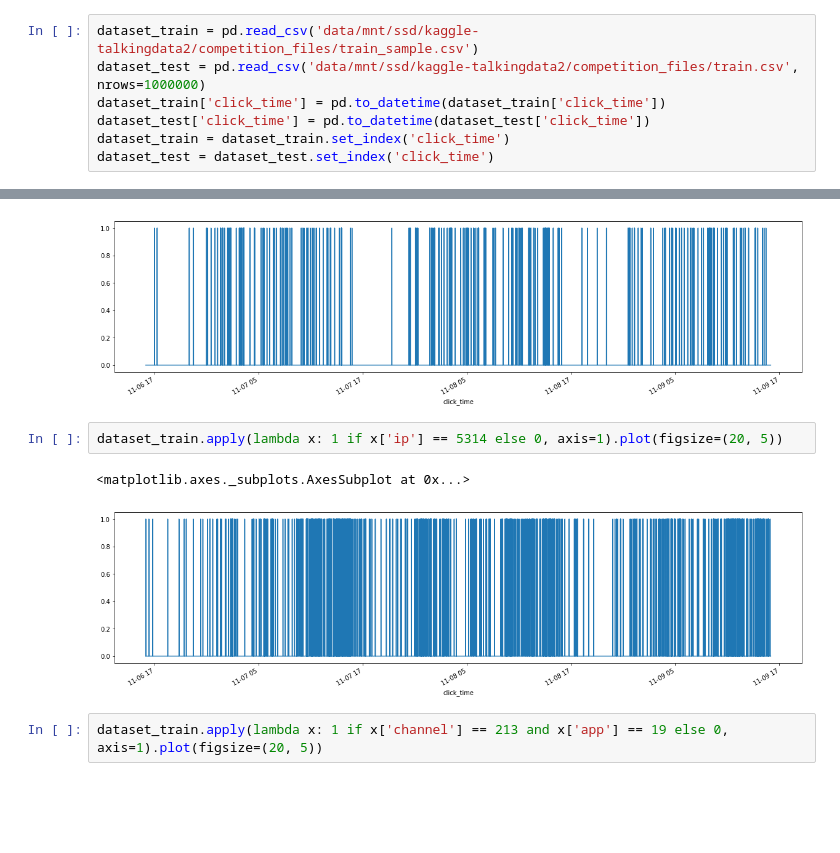
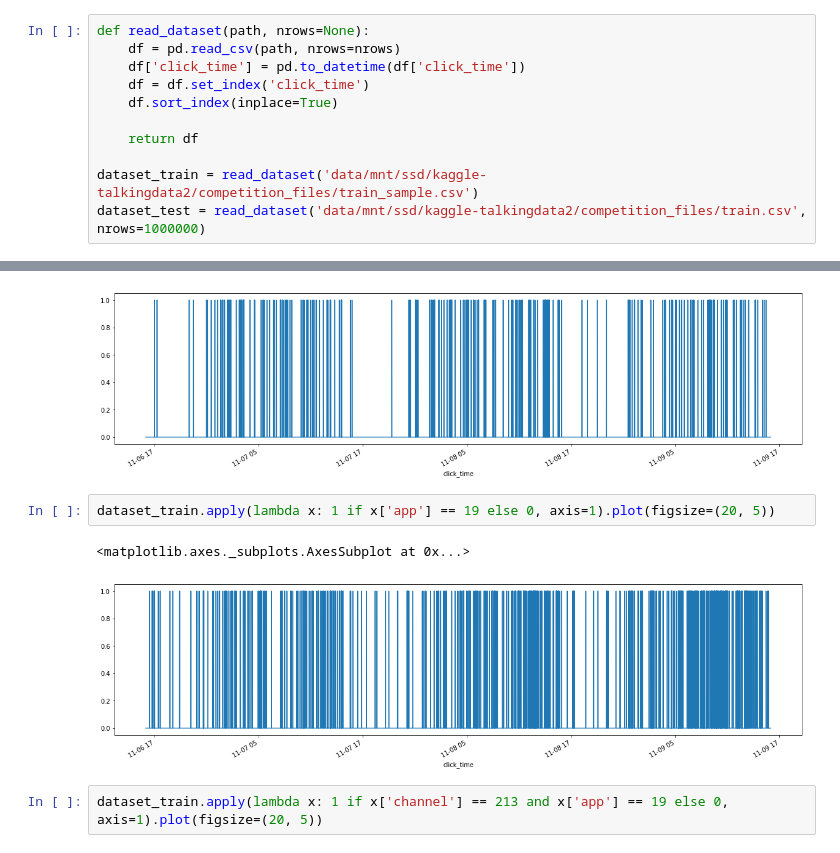
Before and after one commit to dkomlen/kaggle, a Jupyter notebook: talkingdata-adtracking-fraud-detection/fraud-detection.ipynb, the cells around one changed output, grey strips where cells are left out. Cells and saved outputs as stored; diff of their text form; blank space fills up the shorter version.

```diff
--- a/talkingdata-adtracking-fraud-detection/fraud-detection.ipynb
+++ b/talkingdata-adtracking-fraud-detection/fraud-detection.ipynb
@@ -35,12 +35,16 @@ For the given click data, the goal is to output the probability that the user wi
 # %% [markdown]
 Read train and test sets for local modeling and evaluation.
 # %%
-dataset_train = pd.read_csv('data/mnt/ssd/kaggle-talkingdata2/competition_files/train_sample.csv')
-dataset_test = pd.read_csv('data/mnt/ssd/kaggle-talkingdata2/competition_files/train.csv', nrows=1000000)
-dataset_train['click_time'] = pd.to_datetime(dataset_train['click_time'])
-dataset_test['click_time'] = pd.to_datetime(dataset_test['click_time'])
-dataset_train = dataset_train.set_index('click_time')
-dataset_test = dataset_test.set_index('click_time')
+def read_dataset(path, nrows=None):
+    df = pd.read_csv(path, nrows=nrows)
+    df['click_time'] = pd.to_datetime(df['click_time'])
+    df = df.set_index('click_time')
+    df.sort_index(inplace=True)
+
+    return df
+
+dataset_train = read_dataset('data/mnt/ssd/kaggle-talkingdata2/competition_files/train_sample.csv')
+dataset_test = read_dataset('data/mnt/ssd/kaggle-talkingdata2/competition_files/train.csv', nrows=1000000)
 # %% [markdown]
 ### Data exploration
 # %%
@@ -126,10 +148,10 @@ dataset_train.apply(lambda x: 1 if x['is_attributed'] == 1 else 0, axis=1).plot(
 <matplotlib.axes._subplots.AxesSubplot at 0x...>
 [figure]
 # %%
-dataset_train.apply(lambda x: 1 if x['ip'] == 5314 else 0, axis=1).plot(figsize=(20, 5))
+dataset_train.apply(lambda x: 1 if x['app'] == 19 else 0, axis=1).plot(figsize=(20, 5))
 # %% [output]
 <matplotlib.axes._subplots.AxesSubplot at 0x...>
-[figure, old version]
+[figure, new version]
 # %%
 dataset_train.apply(lambda x: 1 if x['channel'] == 213 and x['app'] == 19 else 0, axis=1).plot(figsize=(20, 5))
 # %% [output]
```
Also changed, not shown: parts of 9 cells of this notebook, 1 other file.
